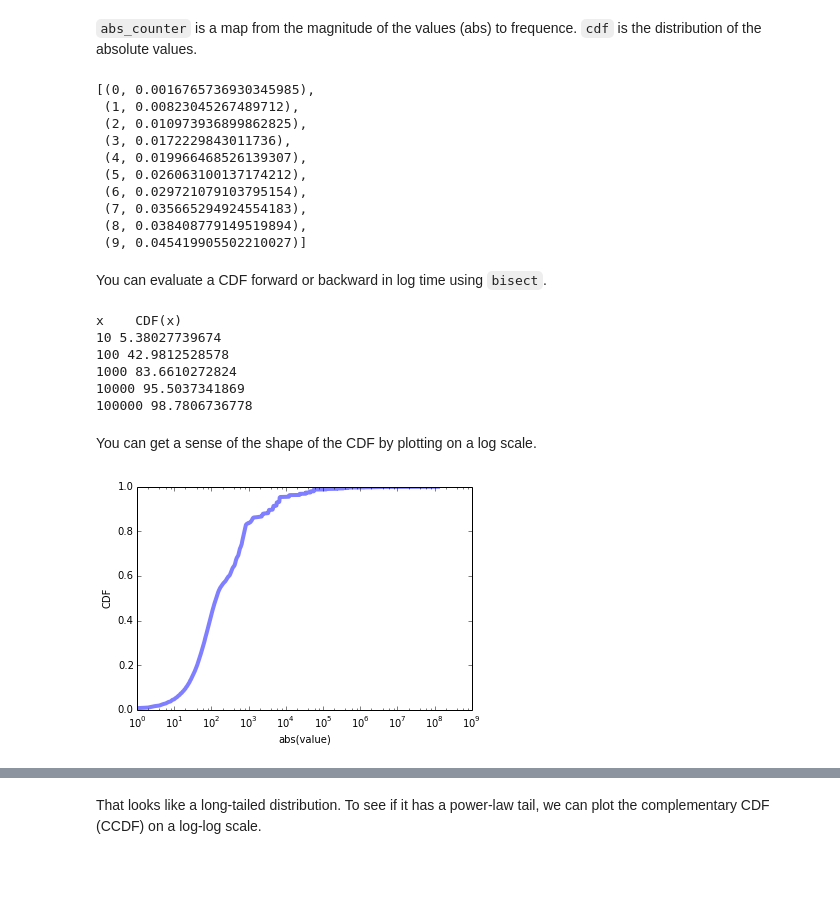
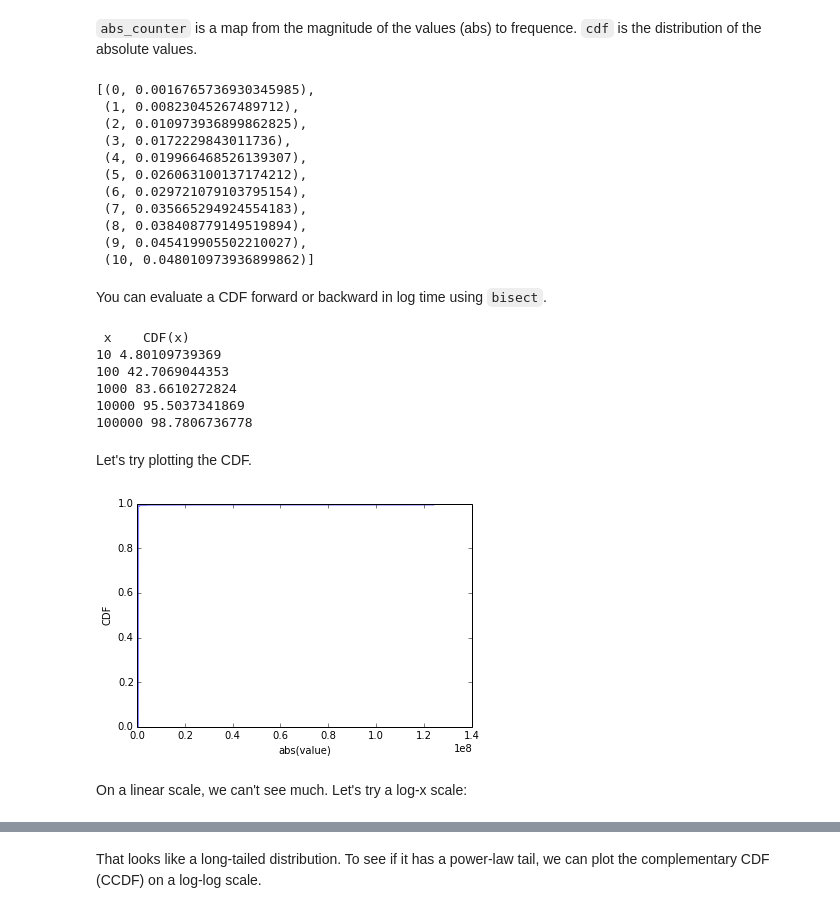
Before and after one commit to AllenDowney/ThinkStats2, a Jupyter notebook: code/puzzle1.ipynb, the cells around one changed output, grey strips where cells are left out. Drawn from its saved outputs; the diff is of its cells as text; code cells hidden in the pictures; blank space fills up the shorter version.

```diff
--- a/code/puzzle1.ipynb
+++ b/code/puzzle1.ipynb
@@ -177,7 +171,7 @@ def make_cdf(counter):
 # %%
 abs_counter = Counter(imap(abs, forward.itervalues()))
 cdf = make_cdf(abs_counter)
-zip(*cdf)[:10]
+zip(*cdf)[:11]
 # %% [output]
 [(0, 0.0016765736930345985),
  (1, 0.00823045267489712),
@@ -188,39 +182,42 @@ zip(*cdf)[:10]
  (6, 0.029721079103795154),
  (7, 0.035665294924554183),
  (8, 0.038408779149519894),
- (9, 0.045419905502210027)]
+ (9, 0.045419905502210027),
+ (10, 0.048010973936899862)]
 # %% [markdown]
 You can evaluate a CDF forward or backward in log time using `bisect`.
 # %%
-from bisect import bisect
+from bisect import bisect_left
 
 def eval_cdf(cdf, x):
     """Evaluates a cumulative distribution function."""
     vals, probs = cdf
-    return probs[bisect(vals, x)]
+    return probs[bisect_left(vals, x)]
 
 print 'x    CDF(x)'
 for x in [10, 100, 1000, 10000, 100000]:
     print x, eval_cdf(cdf, x) * 100
 # %% [output]
-x    CDF(x)
-10 5.38027739674
-100 42.9812528578
+ x    CDF(x)
+10 4.80109739369
+100 42.7069044353
 1000 83.6610272824
 10000 95.5037341869
 100000 98.7806736778
-# %% [markdown]
-You can get a sense of the shape of the CDF by plotting on a log scale.
+# %% [markdown]
+Let's try plotting the CDF.
 # %%
 import matplotlib.pyplot as pyplot
 
-def plot_cdf(cdf):
+def plot_cdf(cdf, xscale='linear'):
     pyplot.plot(*cdf, linewidth=4, alpha=0.5)
     pyplot.xlabel('abs(value)')
     pyplot.ylabel('CDF')
-    pyplot.xscale('log')
+    pyplot.xscale(xscale)
     pyplot.show()
 
 plot_cdf(cdf)
 # %% [output]
-[figure, old version]
+[figure, new version]
+# %% [markdown]
+On a linear scale, we can't see much.  Let's try a log-x scale:
```
Also changed, not shown: parts of 35 cells of this notebook.
